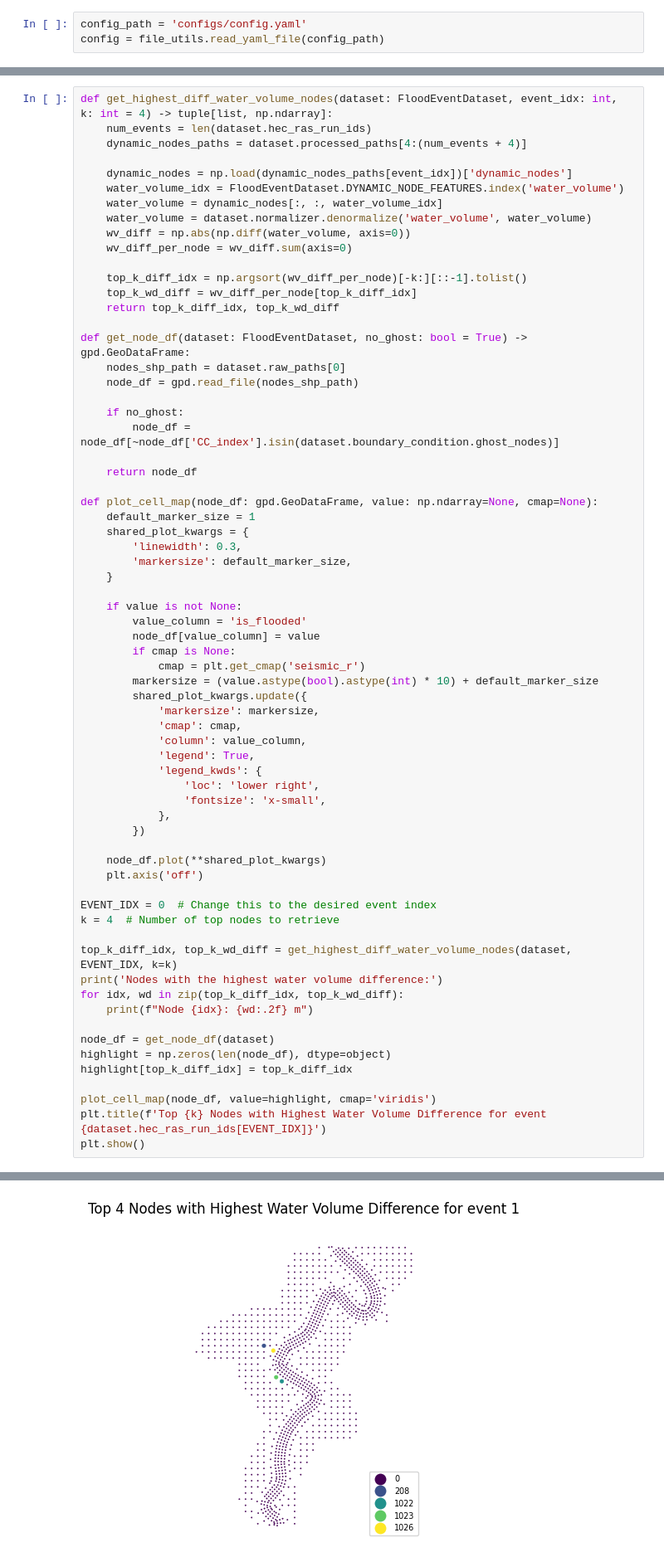
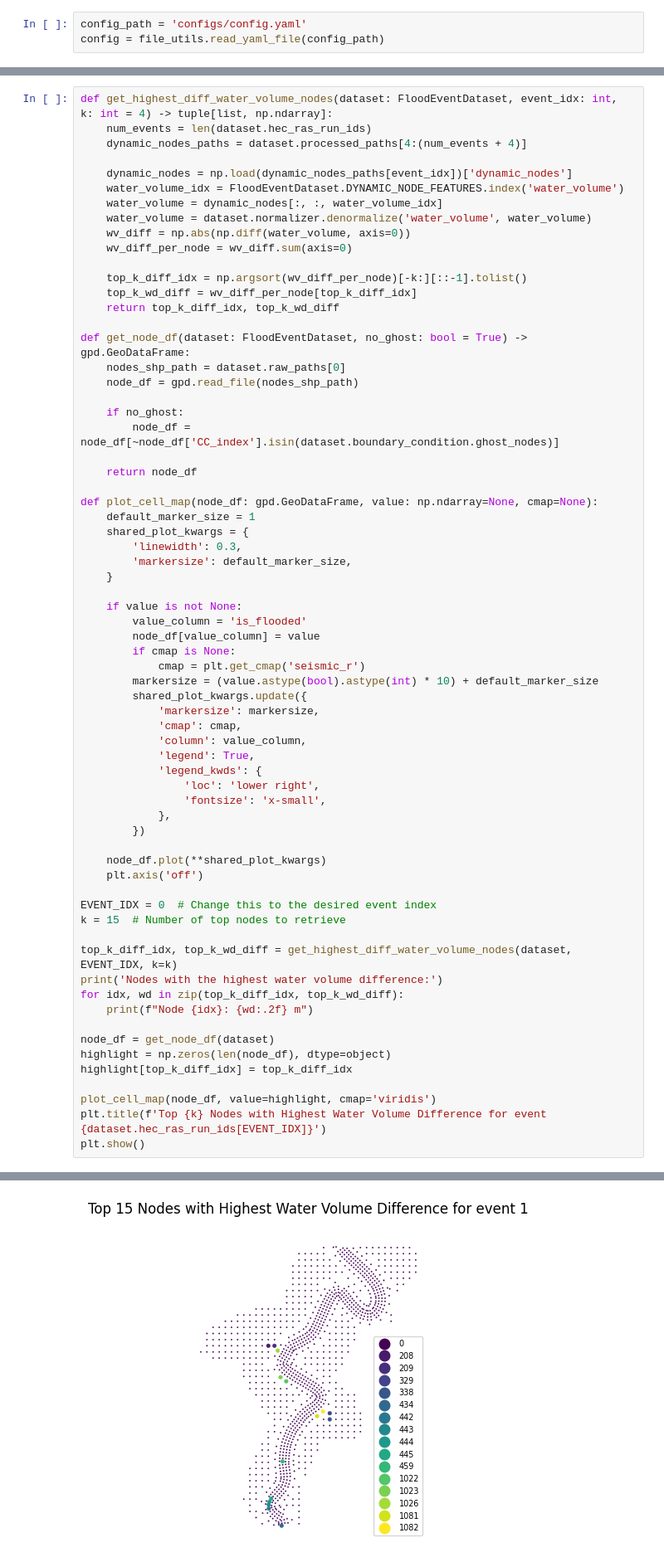
Before and after one commit to acostacos/dual_flood_gnn, a Jupyter notebook: eda.ipynb, the cells around one changed output, grey strips where cells are left out. Shown at 83% size. Saved outputs shown, nothing was run; the diff lists cells and outputs as text.

```diff
--- a/eda.ipynb
+++ b/eda.ipynb
@@ -178,7 +178,7 @@ def plot_cell_map(node_df: gpd.GeoDataFrame, value: np.ndarray=None, cmap=None):
     plt.axis('off')
 
 EVENT_IDX = 0  # Change this to the desired event index
-k = 4  # Number of top nodes to retrieve
+k = 15  # Number of top nodes to retrieve
 
 top_k_diff_idx, top_k_wd_diff = get_highest_diff_water_volume_nodes(dataset, EVENT_IDX, k=k)
 print('Nodes with the highest water volume difference:')
@@ -201 +212 @@ Node 208: 132189.38 m
-[figure, old version]
+[figure, new version]
```
Also changed, not shown: parts of 8 cells of this notebook.
